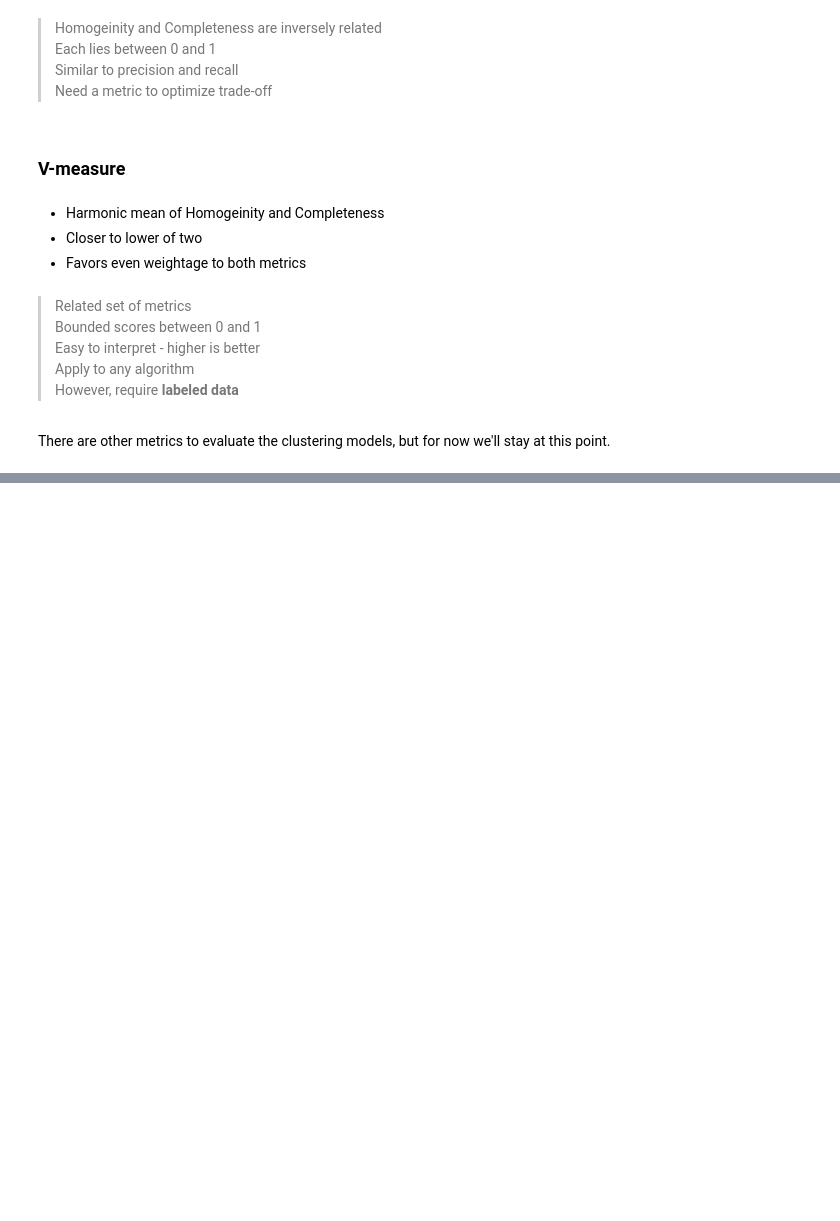
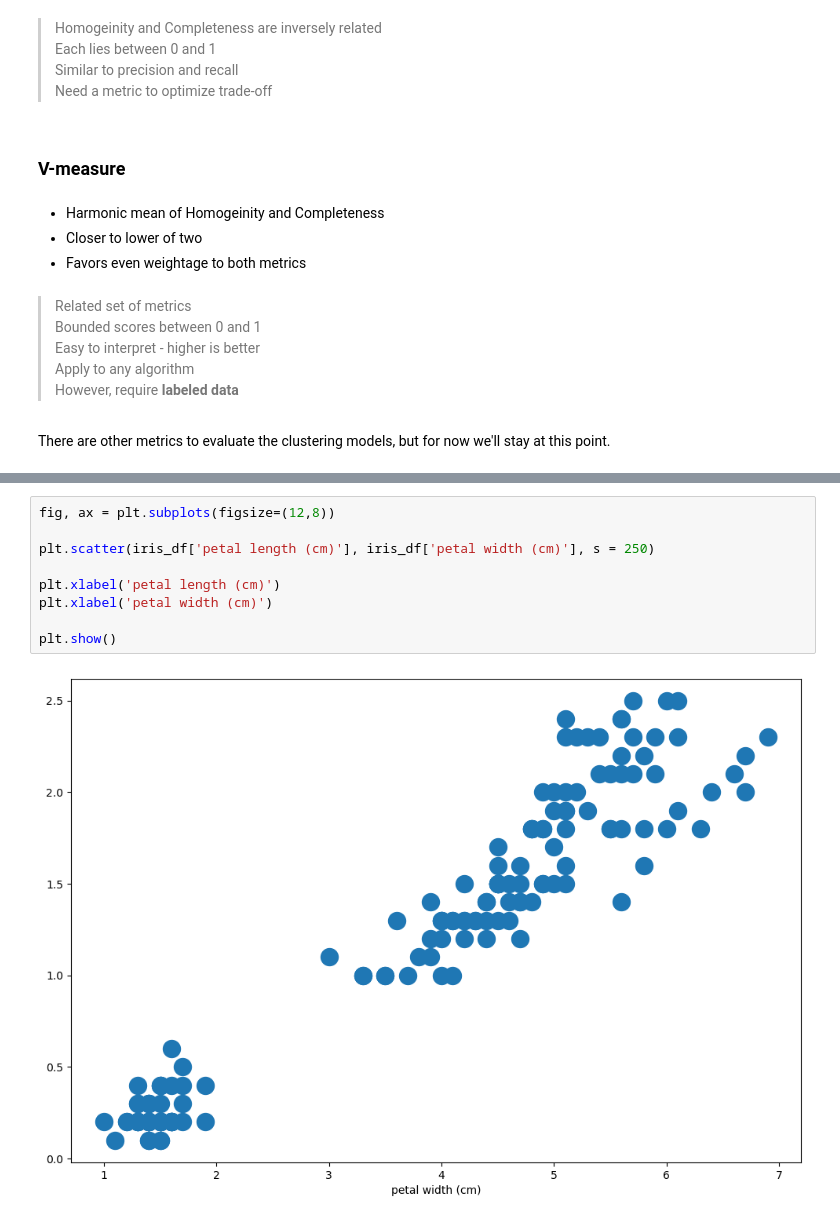
Before and after one commit to EdgarRage/Training_Raken, a Jupyter notebook: Unsupervised_learning/Basic_concepts/building_clustering_models.ipynb, the cells around one changed output, grey strips where cells are left out. Saved outputs shown, nothing was run; the diff lists cells and outputs as text; blank space fills up the shorter version.

```diff
--- a/Unsupervised_learning/Basic_concepts/building_clustering_models.ipynb
+++ b/Unsupervised_learning/Basic_concepts/building_clustering_models.ipynb
@@ -59,0 +141,11 @@ There are other metrics to evaluate the clustering models, but for now we'll sta
+# %%
+fig, ax = plt.subplots(figsize=(12,8))
+
+plt.scatter(iris_df['petal length (cm)'], iris_df['petal width (cm)'], s = 250)
+
+plt.xlabel('petal length (cm)')
+plt.xlabel('petal width (cm)')
+
+plt.show()
+# %% [output]
+[figure, added]
```
Also changed, not shown: parts of 12 cells of this notebook.
